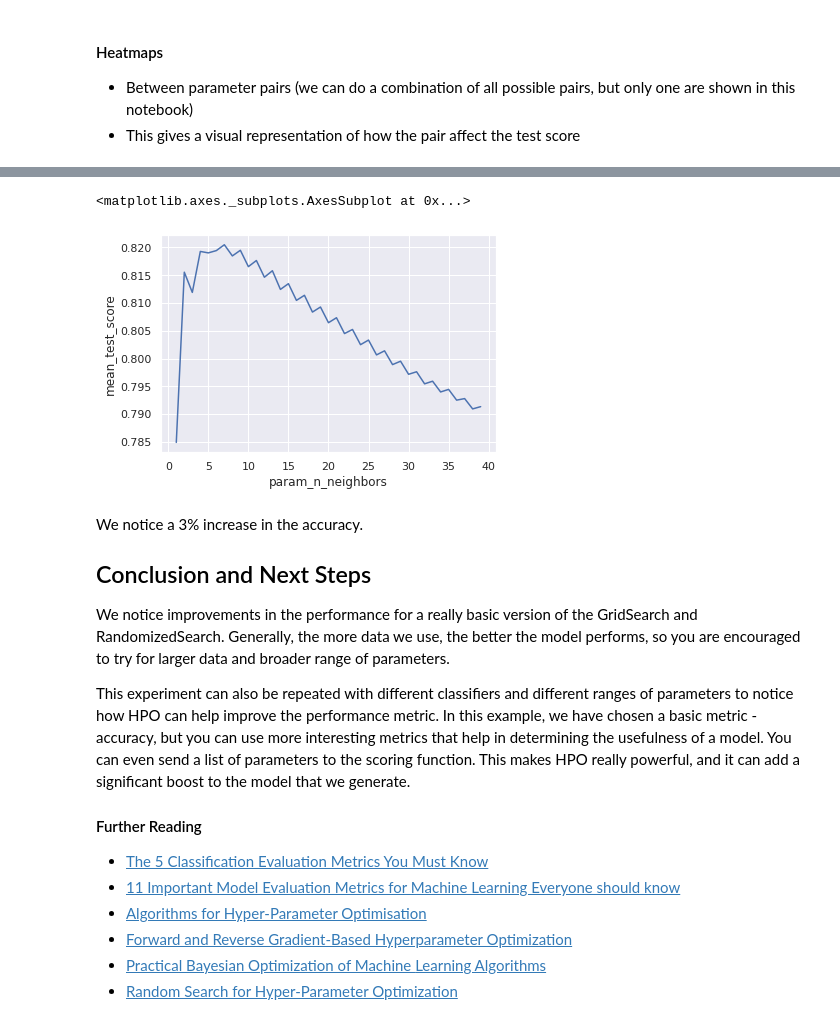
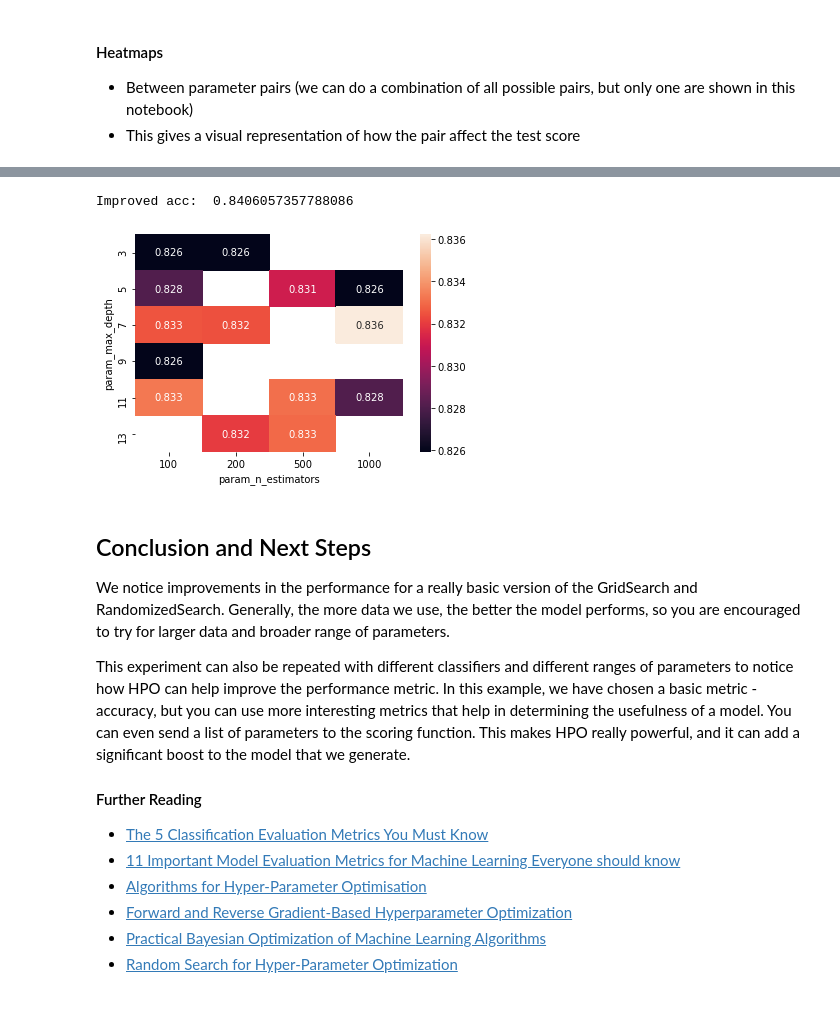
Before and after one commit to rapidsai/cloud-ml-examples, a Jupyter notebook: dask/notebooks/HPO_demo.ipynb, the cells around one changed output, grey strips where cells are left out. Drawn from its saved outputs; the diff is of its cells as text; code cells hidden in the pictures.

```diff
--- a/dask/notebooks/HPO_demo.ipynb
+++ b/dask/notebooks/HPO_demo.ipynb
@@ -408,6 +387,0 @@ We plot a simple 2D plot to observe the effect of neighbors on accuracy.
-# %%
-# KNN-Classifier
-model_knn_ = KNeighborsClassifier(n_neighbors=5)
-
-model_knn_.fit(X_train, y_train)
-print("Default accuracy {}".format(accuracy_score(model_knn_.predict(X_test), y_test)))
@@ -437,4 +392,16 @@ Best clf and score KNeighborsClassifier(weights='uniform') 0.8204918742179871
+# %%
+## Random Forest
+model_rf_ = RandomForestClassifier()
+
+params_rf = {
+    "max_depth": np.arange(start=3, stop = 15, step = 2), # Default = 6
+    "max_features": [0.1, 0.50, 0.75, 'auto'], #default = 0.3
+    "n_estimators": [100, 200, 500, 1000]
+            }
+
+for col in X_train.columns:
+    X_train[col] = X_train[col].astype('float32')
+y_train = y_train.astype("int32")
 # %%
-res.fit(X_train, y_train)
-print("{} accuracy {}".format(mode, accuracy_score(res.predict(X_test), y_test)))
+print("Default acc: ",accuracy_score(model_rf_.fit(X_train, y_train).predict(X_test), y_test))
 # %% [output]
@@ -441,0 +409,14 @@ gpu-grid accuracy 0.8221049904823303
+# %%
+mode = "gpu-random"
+model_rf = RandomForestClassifier()
+
+
+with timed("RF-"+mode):
+    res, results = do_HPO(model_rf,
+                          params_rf,
+                          cuml_accuracy_scorer,
+                          X_train,
+                          y_train,
+                          mode=mode,
+                         n_iter = N_ITER)
+print("Searched over {} parameters".format(len(results.cv_results_['mean_test_score'])))
@@ -442,16 +430,14 @@ gpu-grid accuracy 0.8221049904823303
+# %%
+print("Improved acc: ",accuracy_score(res.predict(X_test), y_test))
+# %% [output]
+Improved acc:  0.8406057357788086
 # %%
-df = pd.DataFrame(results.cv_results_)
+df_gridsearch = pd.DataFrame(results.cv_results_)
+
+plotting_utils.plot_heatmap(df_gridsearch, "param_max_depth", "param_n_estimators")
+# %% [output]
+[figure, added]
-# %%
-import seaborn as sns; sns.set()
-import matplotlib.pyplot as plt
-sns.lineplot(x="param_n_neighbors", y="mean_test_score", data=df)
-# %% [output]
-<matplotlib.axes._subplots.AxesSubplot at 0x...>
-[figure, removed]
 # %% [markdown]
-We notice a 3% increase in the accuracy.
-
-
 ## Conclusion and Next Steps
 
 We notice improvements in the performance for a really basic version of the GridSearch and RandomizedSearch. Generally, the more data we use, the better the model performs, so you are encouraged to try for larger data and broader range of parameters.
```
Also changed, not shown: parts of 22 cells of this notebook.
